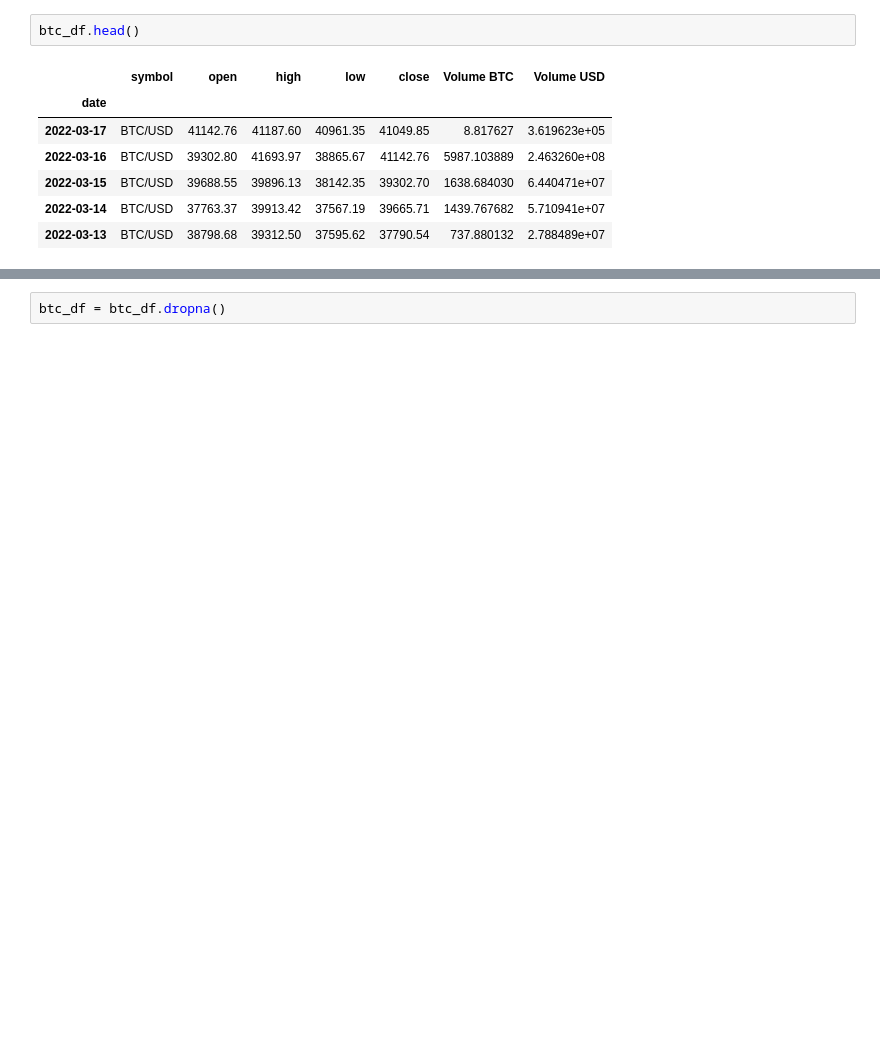
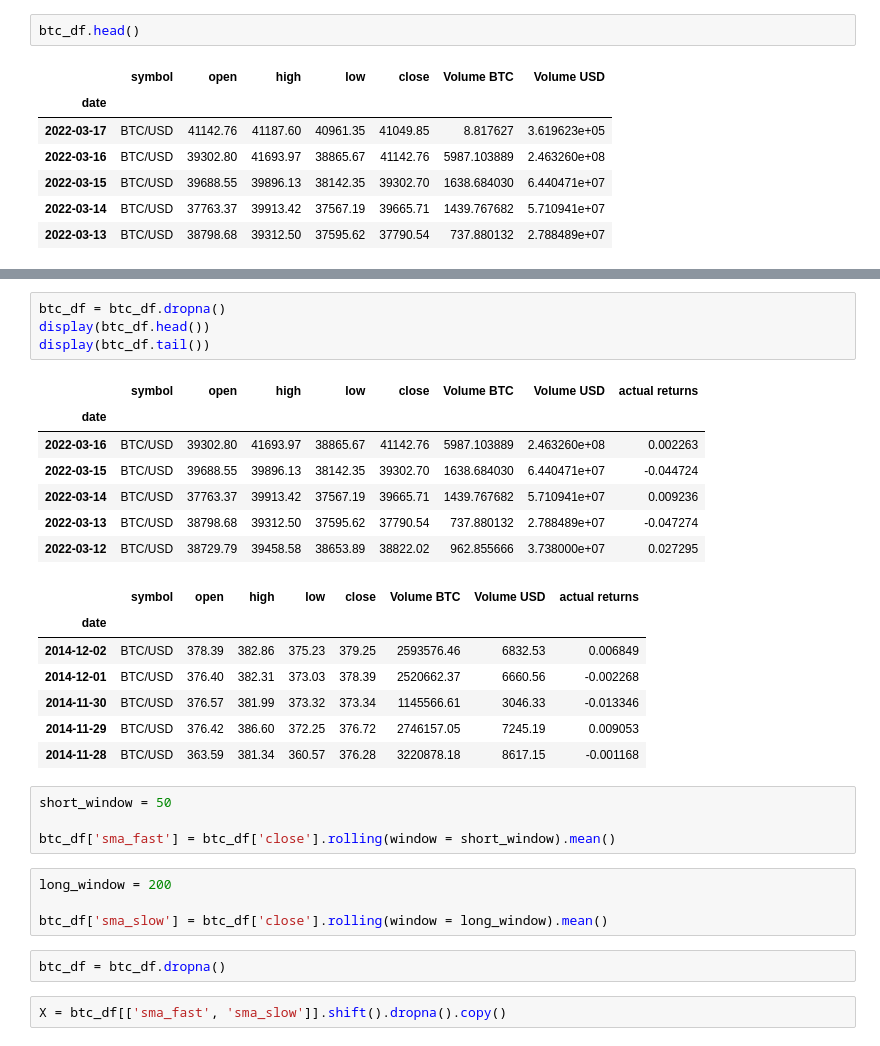
Before and after one commit to mightymiklas/Project_Two_Team_Hodl, a Jupyter notebook: code.ipynb, the cells around one changed output, grey strips where cells are left out. Drawn from its saved outputs; the diff is of its cells as text; blank space fills up the shorter version.

```diff
--- a/code.ipynb
+++ b/code.ipynb
@@ -38,2 +43,31 @@ btc_df.head()
+# %%
+btc_df = btc_df.dropna()
+display(btc_df.head())
+display(btc_df.tail())
+# %% [output]
+|  | symbol | open | high | low | close | Volume BTC | Volume USD | actual returns |
+| date |  |  |  |  |  |  |  |  |
+| 2022-03-16 | BTC/USD | 39302.80 | 41693.97 | 38865.67 | 41142.76 | 5987.103889 | 2.463260e+08 | 0.002263 |
+| 2022-03-15 | BTC/USD | 39688.55 | 39896.13 | 38142.35 | 39302.70 | 1638.684030 | 6.440471e+07 | -0.044724 |
+| 2022-03-14 | BTC/USD | 37763.37 | 39913.42 | 37567.19 | 39665.71 | 1439.767682 | 5.710941e+07 | 0.009236 |
+| 2022-03-13 | BTC/USD | 38798.68 | 39312.50 | 37595.62 | 37790.54 | 737.880132 | 2.788489e+07 | -0.047274 |
+| 2022-03-12 | BTC/USD | 38729.79 | 39458.58 | 38653.89 | 38822.02 | 962.855666 | 3.738000e+07 | 0.027295 |
+|  | symbol | open | high | low | close | Volume BTC | Volume USD | actual returns |
+| date |  |  |  |  |  |  |  |  |
+| 2014-12-02 | BTC/USD | 378.39 | 382.86 | 375.23 | 379.25 | 2593576.46 | 6832.53 | 0.006849 |
+| 2014-12-01 | BTC/USD | 376.40 | 382.31 | 373.03 | 378.39 | 2520662.37 | 6660.56 | -0.002268 |
+| 2014-11-30 | BTC/USD | 376.57 | 381.99 | 373.32 | 373.34 | 1145566.61 | 3046.33 | -0.013346 |
+| 2014-11-29 | BTC/USD | 376.42 | 386.60 | 372.25 | 376.72 | 2746157.05 | 7245.19 | 0.009053 |
+| 2014-11-28 | BTC/USD | 363.59 | 381.34 | 360.57 | 376.28 | 3220878.18 | 8617.15 | -0.001168 |
+# %%
+short_window = 50
+
+btc_df['sma_fast'] = btc_df['close'].rolling(window = short_window).mean()
+# %%
+long_window = 200
+
+btc_df['sma_slow'] = btc_df['close'].rolling(window = long_window).mean()
 # %%
 btc_df = btc_df.dropna()
+# %%
+X = btc_df[['sma_fast', 'sma_slow']].shift().dropna().copy()
```
Also changed, not shown: parts of 9 cells of this notebook.
